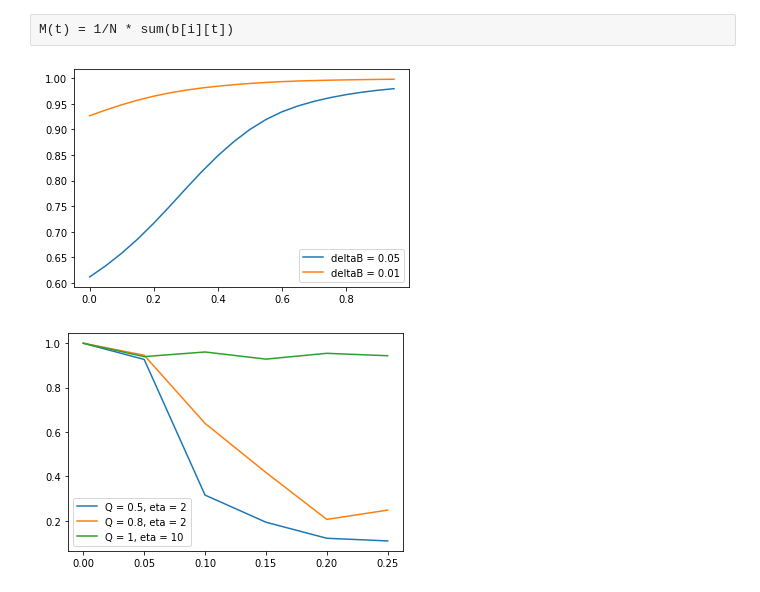
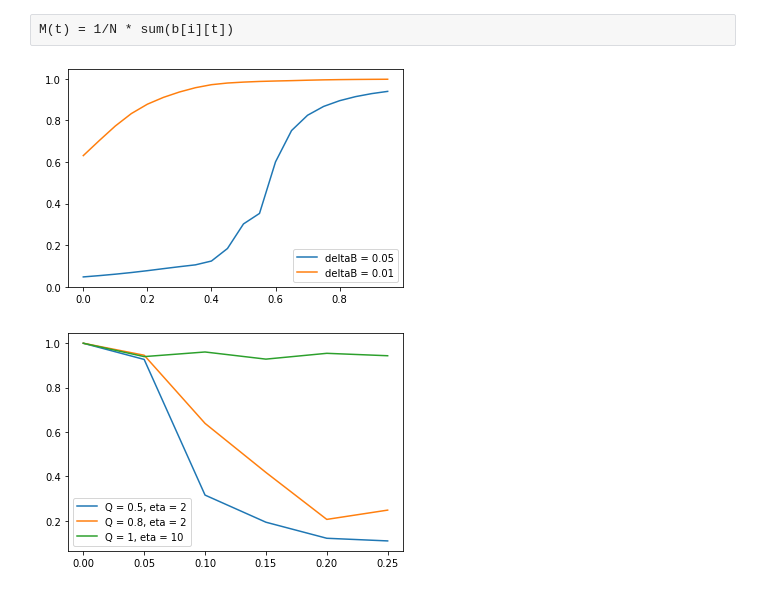
Before and after one commit to Wabognie/BS1_project, a Jupyter notebook: project.ipynb, the cells around one changed output. Saved outputs shown, nothing was run; the diff lists cells and outputs as text; code cells hidden in the pictures.

```diff
--- a/project.ipynb
+++ b/project.ipynb
@@ -65,6 +67,6 @@ for j in range(0, t-1):
 # %%
 ### Plot de b
-cellToPlot = [random.randint(0, 1000) for p in range(0, 10)]
+cellToPlot = [random.randint(0, 100) for p in range(0, 10)]
 
 for i in cellToPlot:
     plt.plot(time,b[i])
@@ -74,21 +76,23 @@ for i in cellToPlot:
 ### Calcul des fréquences
 tot_freq=[]
 for i in range(nCell):
+    #plt.plot(time,b[i])
+
     peaks, _ = find_peaks(b[i])
+    peaks_l, _ = find_peaks(-b[i])
     periods = []
     freqs = []
     n = 0
     for x in peaks :
-        if n < len(peaks)-1 :
+        if n < len(peaks)-1 and n < len(peaks_l)-1:
             period = peaks[n+1]-peaks[n]
-            periods.append(period)
-            freq = 1/period
-            freq = round(freq,5)
-            freqs.append(freq)
-        else:
+            period_l = peaks_l[n+1]-peaks_l[n]
+            freqs.append(period)
+            freqs.append(period_l)
+        else :
             break
         n+=1
-    tot_freq.append(np.mean(freqs))
+    tot_freq.append(1/np.mean(freqs))
 # %%
 ### Plot des fréquences
 plt.hist(tot_freq, bins = 50, range =(0.02,0.03))
@@ -289,11 +292,11 @@ M(t) = 1/N * sum(b[i][t])
 def M(t, b, nCell):
     return 1/nCell * sum(b[0:nCell,t])
 # %%
-def R(t, b, nCell):
+def R(t1, t2, b, nCell):
     M_values = []
     b_values = []
 
-    for t in range(0, t):
+    for t in range(t1, t2):
         M_values.append(M(t, b, nCell))
 
     num = np.mean(np.power(M_values,2)) - np.power(np.mean(M_values),2)
@@ -301,8 +304,8 @@ def R(t, b, nCell):
     for i in range(0, nCell):
         bi2_values = []
         b2i_values = []
-        b2i_values.append(b[i,:]**2)
-        bi2_values.append(b[i,:])
+        b2i_values.append(b[i,t1:t2]**2)
+        bi2_values.append(b[i,t1:t2])
 
         b_values.append(np.mean(b2i_values) - np.mean(bi2_values)**2)
 
@@ -313,11 +316,11 @@ def R(t, b, nCell):
 nCell = 10
 ##constantes
 n = 2
-alpha = 216
+alpha = 116
 kappa = 20
 k_s0 = 1
 k_s1 = 0.01
-t = 600
+t = 1000
 eta = 2.0
 tau = 0.3 ##a voir
 # %%
@@ -326,7 +329,7 @@ for deltaB in [0.05, 0.01]:
     R_values = []
     beta = []
     for i in range(nCell):
-        beta.append(random.gauss(1,deltaB))
+        beta.append(random.gauss(1, deltaB))
     for Q in np.arange(0, 1, 0.05):
         ### Initialisation des matrices
         a = np.zeros((nCell, t))
@@ -353,35 +356,35 @@ for deltaB in [0.05, 0.01]:
 
         ### Calcul des valeurs
         for j in range(0, t-1):
             for i in range(0, nCell):
                 Se[i, j] = Q * np.mean(S[:, j])
 
                 abis = a[i,j] + tau/2 *(-a[i,j]+(alpha/(1+C[i,j]**n)))
                 bbis = b[i,j] + tau/2 *(-b[i,j]+(alpha/(1+A[i,j]**n)))
                 cbis = c[i,j] + tau/2 *(-c[i,j]+(alpha/(1+B[i,j]**n))+(kappa*S[i,j]/1+S[i,j]))
 
                 Abis = A[i, j] + tau/2 * (beta[i] * (a[i, j] - A[i, j]))
                 Bbis = B[i, j] + tau/2 * (beta[i] * (b[i, j] - B[i, j]))
                 Cbis = C[i, j] + tau/2 * (beta[i] * (c[i, j] - C[i, j]))
 
                 Sbis = S[i, j] + tau/2 * ((-k_s0 * S[i, j]) + (k_s1 * A[i, j]) - (eta * (S[i, j] - Se[i, j])))
 
                 a[i,j+1] = a[i,j] + tau *(-abis+(alpha/(1+Cbis**n)))
                 b[i,j+1] = b[i,j] + tau *(-bbis+(alpha/(1+Abis**n)))
                 c[i,j+1] = c[i,j] + tau *(-cbis+(alpha/(1+Bbis**n))+(kappa*Sbis/1+Sbis))
 
                 A[i,j+1] = A[i, j]+ tau*(beta[i]*(abis-Abis))
                 B[i,j+1] = B[i, j]+ tau*(beta[i]*(bbis-Bbis))
                 C[i,j+1] = C[i, j]+ tau*(beta[i]*(cbis-Cbis))
 
                 S[i,j+1] = S[i,j]+tau*((-k_s0*Sbis)+(k_s1*Abis)-(eta*(Sbis-Se[i,j])))
 
         Q_values.append(Q)
-        R_values.append(R(t, b, nCell))
+        R_values.append(R(900, 1000, b, nCell))
     plt.plot(Q_values, R_values, label= str("deltaB = " + str(deltaB)))
     plt.legend()
 # %% [output]
-[figure, old version]
+[figure, new version]
 # %%
 for Q, eta in (0.5, 2), (0.8, 2), (1, 10):
     deltaB_values = []
```
Also changed, not shown: parts of 6 cells of this notebook.
